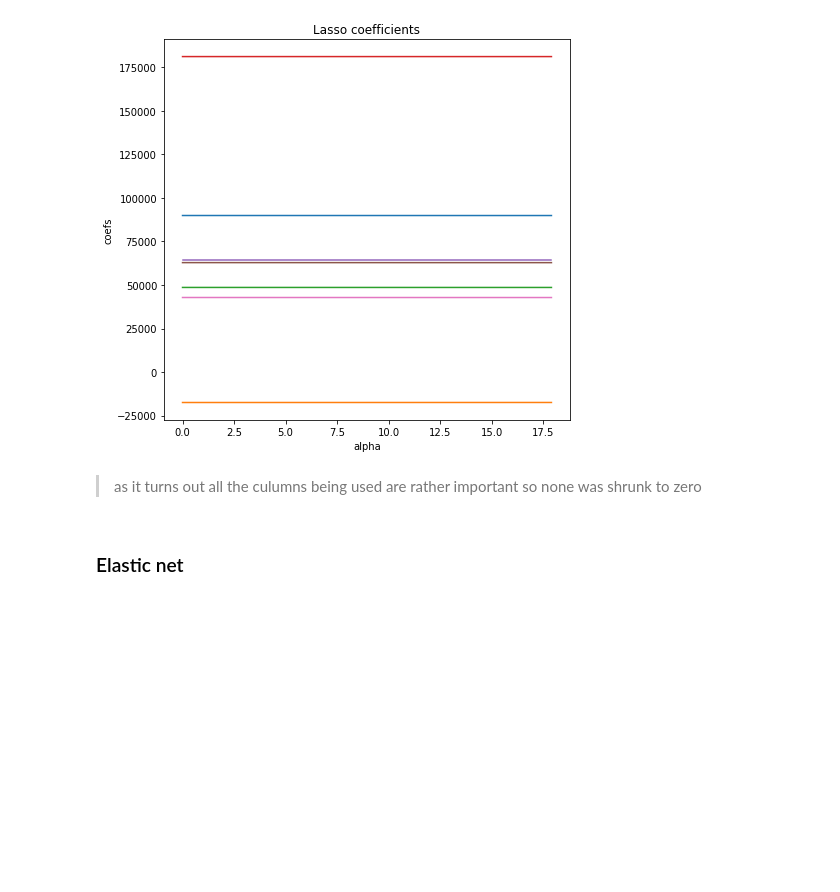
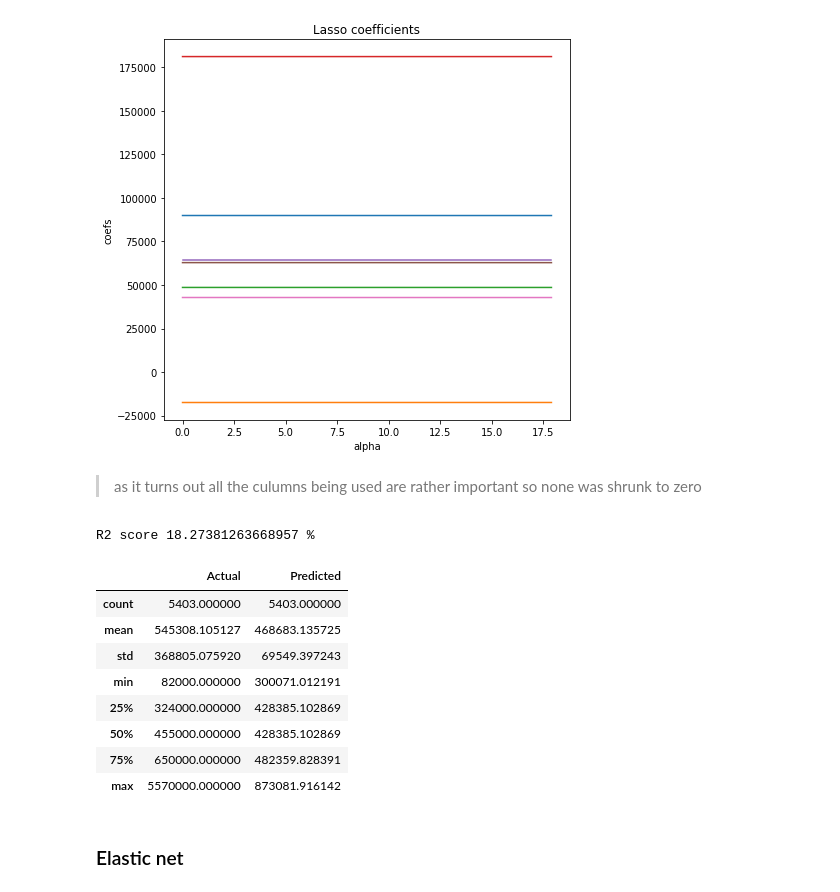
Before and after one commit to draglar/house-prices, a Jupyter notebook: IP_week7_Ian_Muigai.ipynb, the cells around one changed output. Saved outputs shown, nothing was run; the diff lists cells and outputs as text; code cells hidden in the pictures; blank space fills up the shorter version.

```diff
--- a/IP_week7_Ian_Muigai.ipynb
+++ b/IP_week7_Ian_Muigai.ipynb
@@ -736,7 +736,8 @@ warnings.filterwarnings("ignore")
 - Creating the datasets
 # %%
 x_ =x[['lat','long','waterfront','grade','view','bathrooms','condition']]
-y=houses['price']
+y_=houses['price']
+y=np.log10(y_)
 # %% [markdown]
 - Scaling the attributes dataset
 # %%
@@ -754,12 +755,19 @@ gridlasso = GridSearchCV(lasso, parameters, scoring ='r2')
 
 gridlasso.fit(x_train, y_train)
 linear.fit(x_train, y_train)
+y_pred =gridlasso.predict(x_test)
+y_pred_=linear.predict(x_test)
+y_pred =unlog(y_pred)
+y_pred_=unlog(y_pred_)
+
+y_test =unlog(y_test)
+
 print("lasso best parameters:", gridlasso.best_params_)
 print("lasso score:", gridlasso.score(x_test, y_test))
 print("linear score:", linear.score(x_test, y_test))
-lass=metrics.mean_squared_error(unlog(y_test), unlog(gridlasso.predict(x_test)))
+lass=metrics.mean_squared_error(y_test, y_pred)
 print("lasso MSE:", lass)
-print("linear MSE:", metrics.mean_squared_error(y_test, linear.predict(x_test)))
+print("linear MSE:", metrics.mean_squared_error(y_test, y_pred_))
 print("lasso best estimator coef:", gridlasso.best_estimator_.coef_)
 print("linear coef:", linear.coef_)
 # %% [output]
@@ -794,6 +802,21 @@ plt.show()
 [figure]
 # %% [markdown]
 > as it turns out all the culumns being used are rather important so none was shrunk to zero
+# %%
+comp_=pd.DataFrame({'Actual':y_test,'Predicted':y_pred})
+print('R2 score',metrics.r2_score(y_test, y_pred)*100,'%')
+comp_.describe()
+# %% [output]
+R2 score 18.27381263668957 %
+|  | Actual | Predicted |
+| count | 5403.000000 | 5403.000000 |
+| mean | 545308.105127 | 468683.135725 |
+| std | 368805.075920 | 69549.397243 |
+| min | 82000.000000 | 300071.012191 |
+| 25% | 324000.000000 | 428385.102869 |
+| 50% | 455000.000000 | 428385.102869 |
+| 75% | 650000.000000 | 482359.828391 |
+| max | 5570000.000000 | 873081.916142 |
 # %% [markdown]
 ### Elastic net
 # %% [markdown]
```
Also changed, not shown: parts of 2 cells of this notebook.
